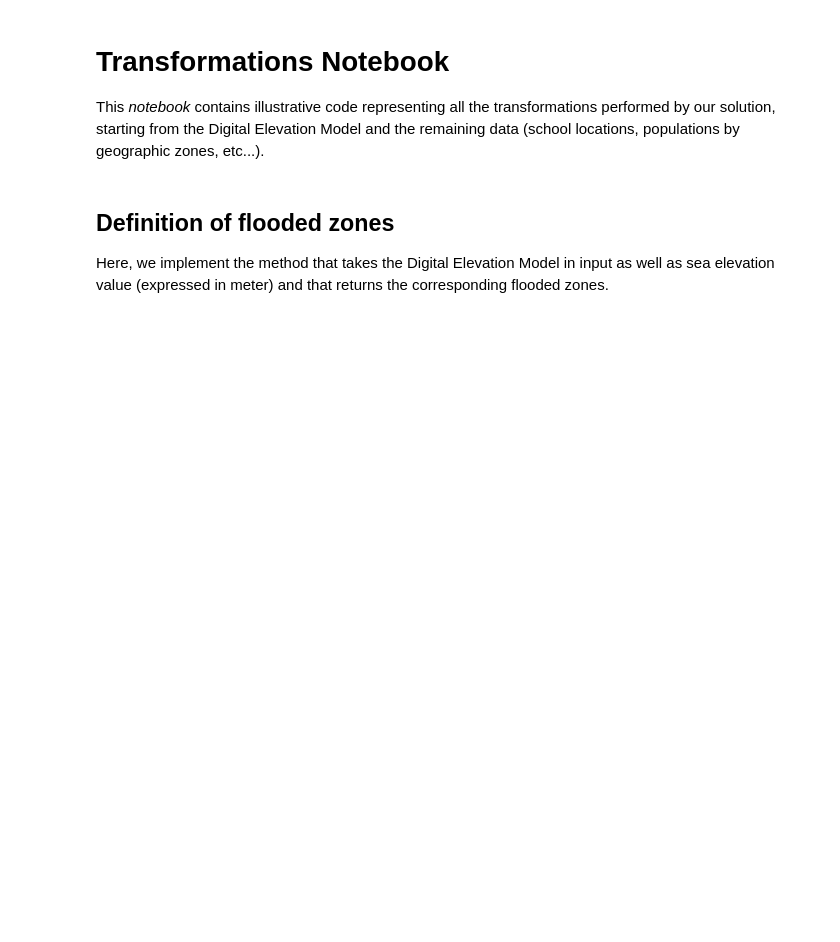
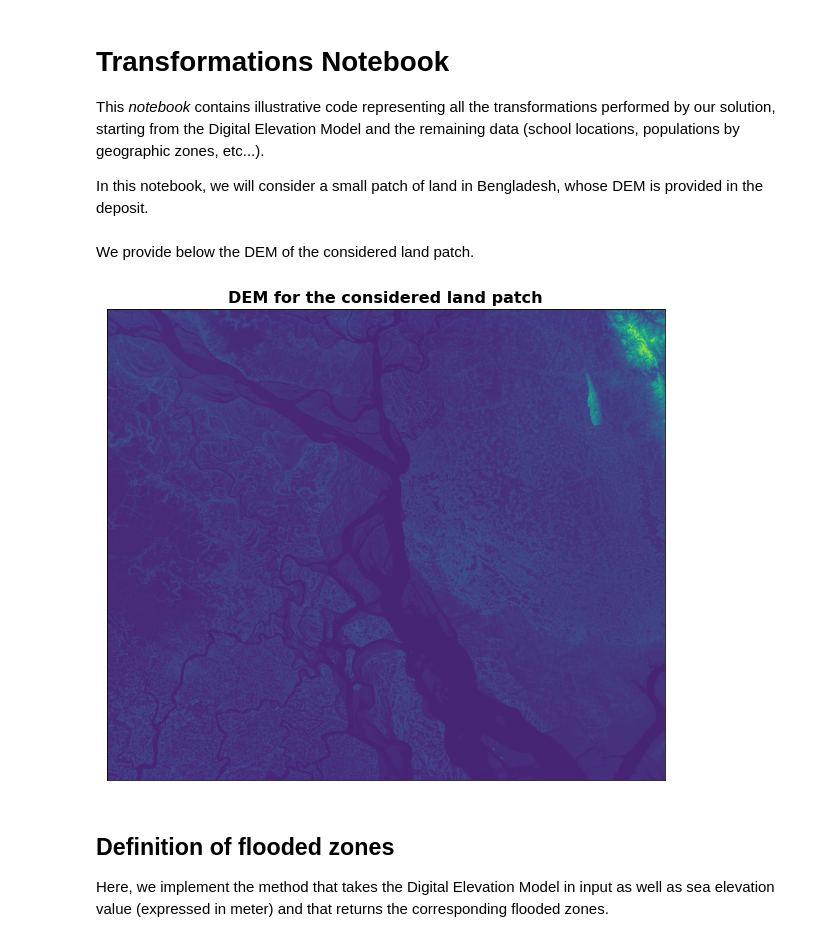
Before and after one commit to Ahmed-AmineHomman/hackathon-iiep-unesco-2022, a Jupyter notebook: transformations.ipynb, the cells around one changed output. Saved outputs shown, nothing was run; the diff lists cells and outputs as text; code cells hidden in the pictures; blank space fills up the shorter version.

```diff
--- a/transformations.ipynb
+++ b/transformations.ipynb
@@ -2,6 +2,8 @@
 # Transformations Notebook
 
 This *notebook* contains illustrative code representing all the transformations performed by our solution, starting from the Digital Elevation Model and the remaining data (school locations, populations by geographic zones, etc...).
+
+In this notebook, we will consider a small patch of land in Bengladesh, whose DEM is provided in the deposit.
 # %%
 import pandas as pd
 import numpy as np
@@ -15,3 +20,16 @@ INPUT_FOLDER = "D:/Donnees/Others/geographic/bangladesh"
+# %% [markdown]
+We provide below the DEM of the considered land patch.
+# %%
+# turn TIF image into data array
+dem = gdal.Open(FILEPATH).ReadAsArray()
+
+fig, ax = plt.subplots(figsize=(10, 10))
+plt.imshow(dem)
+ax.set_title("DEM for the considered land patch", fontsize=16, fontweight="bold")
+ax.get_xaxis().set_visible(False)
+ax.get_yaxis().set_visible(False)
+# %% [output]
+[figure, added]
 # %% [markdown]
 ## Definition of flooded zones
 
```
Also changed, not shown: parts of 12 cells of this notebook, 1 other file.
